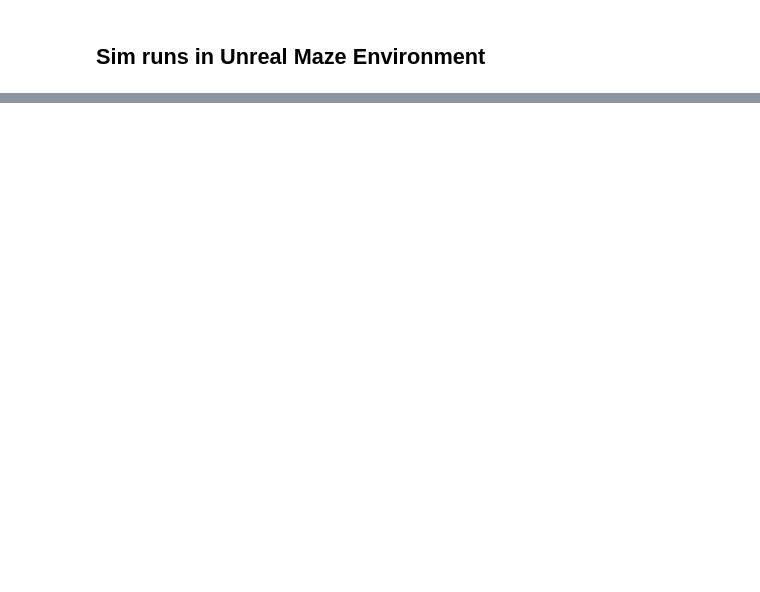
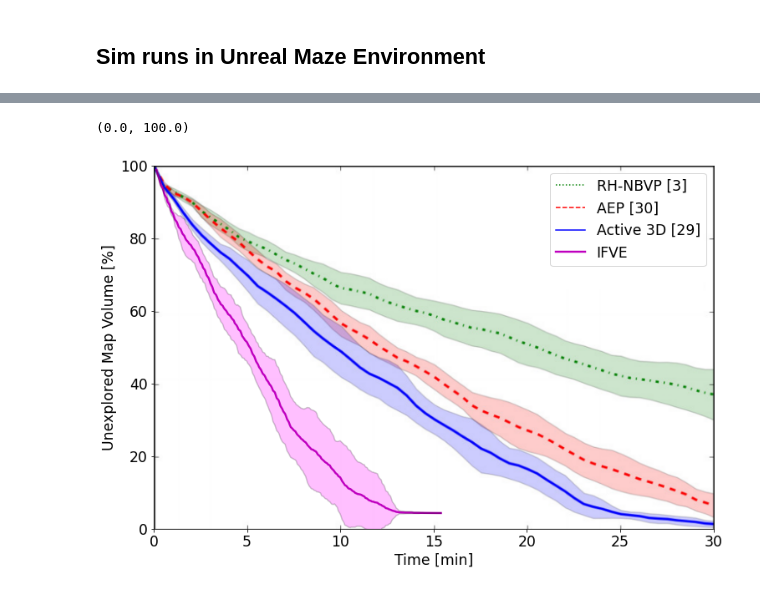
Before and after one commit to andrewbmills/test_sim, a Jupyter notebook: scripts/sim_run_plots_unreal_maze.ipynb, the cells around one changed output, grey strips where cells are left out. Saved outputs shown, nothing was run; the diff lists cells and outputs as text; code cells hidden in the pictures; blank space fills up the shorter version.

```diff
--- a/scripts/sim_run_plots_unreal_maze.ipynb
+++ b/scripts/sim_run_plots_unreal_maze.ipynb
@@ -74,0 +77,34 @@ plt.legend(fontsize='xx-large')
+# %%
+# Add in schmid data on same axes
+fig, ax = plt.subplots(figsize=[12.0, 8.0])
+ax.tick_params(axis='both', which='major', labelsize='xx-large')
+plt.xlabel("Time [min]", fontsize='xx-large')
+plt.ylabel("Unexplored Map Volume [%]", fontsize='xx-large')
+
+img = plt.imread(data_path + "/Schmid_Volume_vs_Time_Maze_pruned.png")
+ax.imshow(img, extent=[0, 30, 0, 100], aspect="auto")
+ax.plot(100, 0, "g:", label="RH-NBVP [3]")
+ax.plot(100, 0, "r--", label="AEP [30]")
+ax.plot(100, 0, "b", label="Active 3D [29]")
+ax.plot(t_ifve, map_volume_ratios_mean_ifve, "m", label="IFVE", linewidth=2.4)
+# ax.plot(t_ifve, map_volume_ratios_min_ifve, "k", alpha=0.2)
+# ax.plot(t_ifve, map_volume_ratios_max_ifve, "k", alpha=0.2)
+# ax.fill_between(t_ifve, map_volume_ratios_min_ifve, map_volume_ratios_max_ifve, alpha=0.25, facecolor="magenta")
+plt.plot(t_ifve, map_volume_ratios_mean_ifve - 2*map_volume_ratios_std_dev_ifve, "k", alpha=0.2)
+plt.plot(t_ifve, map_volume_ratios_mean_ifve + 2*map_volume_ratios_std_dev_ifve, "k", alpha=0.2)
+ax.fill_between(t_ifve, map_volume_ratios_mean_ifve - 2*map_volume_ratios_std_dev_ifve, map_volume_ratios_mean_ifve + 2*map_volume_ratios_std_dev_ifve, alpha=0.25, facecolor="magenta")
+# ax.plot(t_frontier, map_volume_ratios_mean_frontier, "r", label="complex frontier")
+# ax.plot(t_frontier, map_volume_ratios_min_frontier, "k", alpha=0.2)
+# ax.plot(t_frontier, map_volume_ratios_max_frontier, "k", alpha=0.2)
+# ax.fill_between(t_frontier, map_volume_ratios_min_frontier, map_volume_ratios_max_frontier, alpha=0.25, facecolor="red")
+# plt.plot(t_frontier, map_volume_ratios_mean_frontier - 2*map_volume_ratios_std_dev_frontier, "k", alpha=0.2)
+# plt.plot(t_frontier, map_volume_ratios_mean_frontier + 2*map_volume_ratios_std_dev_frontier, "k", alpha=0.2)
+# ax.fill_between(t_frontier, map_volume_ratios_mean_frontier - 2*map_volume_ratios_std_dev_frontier, map_volume_ratios_mean_frontier + 2*map_volume_ratios_std_dev_frontier, alpha=0.25, facecolor="red")
+
+plt.legend(fontsize='xx-large')
+plt.xlim(0, 30)
+plt.ylim(0,100)
+# ax.figure.set_size_inches(9.0, 6.0)
+# %% [output]
+(0.0, 100.0)
+[figure, added]
```
Also changed, not shown: parts of 2 cells of this notebook, 11 other files.
